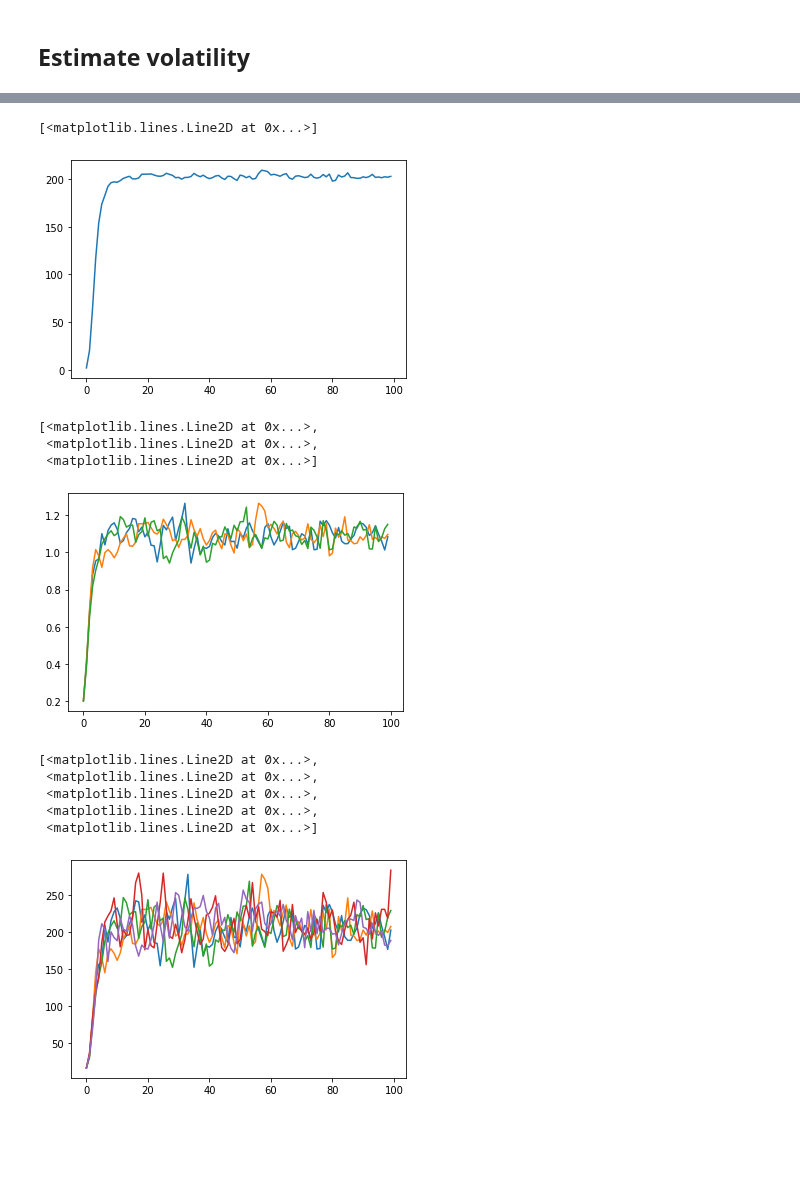
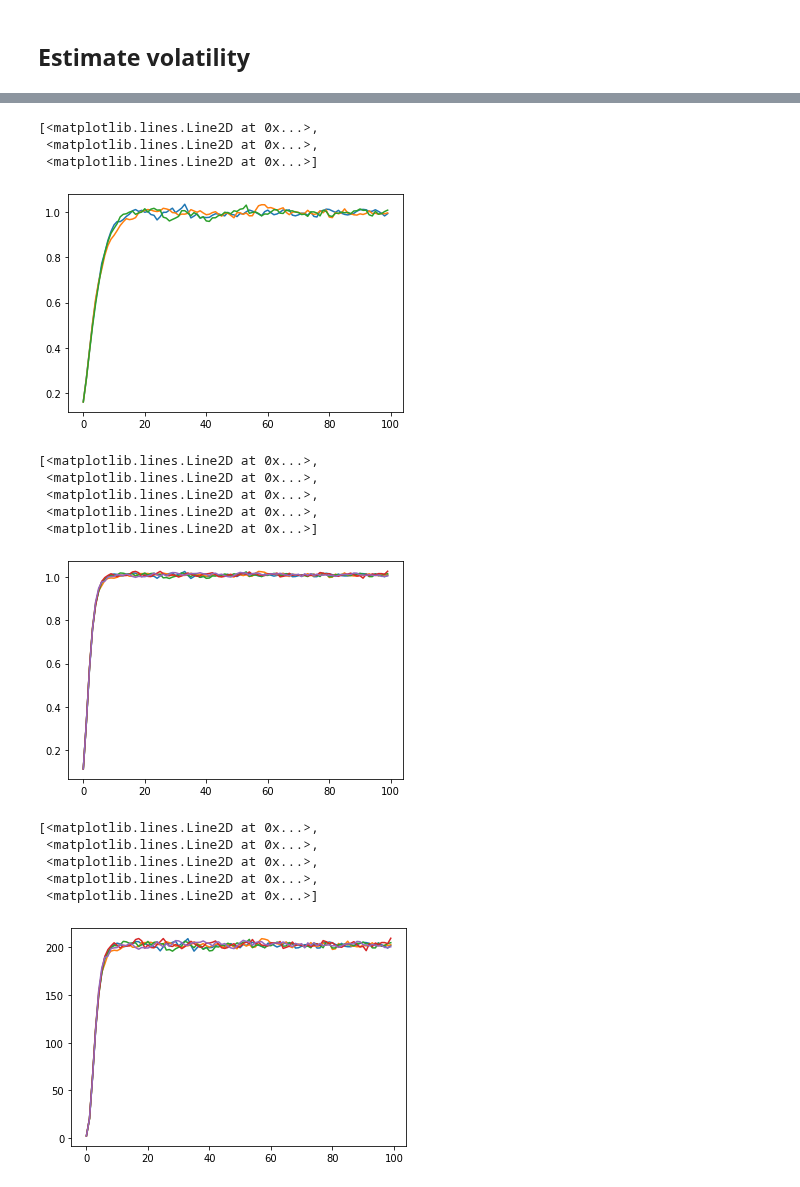
Before and after one commit to iworld1991/IncExpProject, a Jupyter notebook: WorkingFolder/PythonCode/IncomeProcess.ipynb, the cells around one changed output, grey strips where cells are left out. Cells and saved outputs as stored; diff of their text form; code cells hidden in the pictures; blank space fills up the shorter version.

Commit message:
updated the svols estimation. still have some problem.

```diff
--- a/WorkingFolder/PythonCode/IncomeProcess.ipynb
+++ b/WorkingFolder/PythonCode/IncomeProcess.ipynb
@@ -440,7 +440,7 @@ class IMAProcess:
         init_sigmas = self.init_sigmas
         sigmas_eps = sigma_eps*np.ones([n_sim,t])
         sigmas_theta = np.empty([n_sim,t])
-        sigmas_theta[:,0] = 0.1
+        sigmas_theta[:,0] = 0.4
 
         np.random.seed(1235)
         mu_draws = gamma*np.random.randn(n_sim*t).reshape([n_sim,t])
@@ -451,9 +451,9 @@ class IMAProcess:
 
         self.sigmas_theta_sim = sigmas_theta
         self.sigmas_eps_sim = sigmas_eps
-        self.sigmas_sim = sigmas_theta + sigmas_eps
+        self.vols_sim = sigmas_theta**2 + sigmas_eps**2
 
-        return self.sigmas_sim
+        return self.vols_sim
 
     ## time aggregated cross sectional vols
 
@@ -465,29 +465,29 @@ class IMAProcess:
 
         ## create locations for yearly volatility
         nsim, t = sigmas_theta_sim.shape
-        sigmas_sim_agg = np.empty_like(sigmas_theta_sim)
+        vols_sim_agg = np.empty_like(sigmas_theta_sim)
 
 
         ## fill the volatility
         for i in range (nsim):
             for j in range(t):
-                sigma_theta_this = sum([(n_agg-k-1)**2*self.hstep_sigma_theta(sigmas_theta_sim[i,j],k) for k in range(n_agg)])
-                sigma_eps_this = n_agg**2*sigmas_eps_sim[i,j]**2
-                sigmas_sim_agg[i,j] = sigma_theta_this + sigma_eps_this
+                vols_theta_this = sum([(n_agg-k-1)**2*self.hstep_sigma_theta(sigmas_theta_sim[i,j],k) for k in range(n_agg)])
+                vols_eps_this = n_agg**2*sigmas_eps_sim[i,j]**2
+                vols_sim_agg[i,j] = vols_theta_this + vols_eps_this
 
-        self.sigmas_sim_agg = sigmas_sim_agg
-        return self.sigmas_sim_agg
+        self.vols_sim_agg = vols_sim_agg
+        return self.vols_sim_agg
 
     ## moms of time aggregated vols
 
     def SimulateSVolsAggMoms(self):
-        sigmas_sim_agg = self.sigmas_sim_agg
-        sigmas_agg_av = np.mean(sigmas_sim_agg,
+        vols_sim_agg = self.vols_sim_agg
+        vols_agg_av = np.mean(vols_sim_agg,
                                 axis = 1)
-        sigmas_agg_cov = np.cov(sigmas_sim_agg.T)
-        self.sigmas_agg_sim_moms = {'Mean':sigmas_agg_av,
-                                   'Var':sigmas_agg_cov}
-        return self.sigmas_agg_sim_moms
+        vols_agg_cov = np.cov(vols_sim_agg.T)
+        self.vols_agg_sim_moms = {'Mean':vols_agg_av,
+                                   'Var':vols_agg_cov}
+        return self.vols_agg_sim_moms
 
 
     def GetDataMomentsVolsAgg(self,
@@ -505,8 +505,7 @@ class IMAProcess:
         new_instance = cp.deepcopy(self)
         new_instance.SimulateSVols()
         new_instance.SimulateSVolsAgg()
-        new_instance.SimulateSVolsAggMoms()
-        model_vols_moms_agg_dct = new_instance.sigmas_agg_sim_moms
+        model_vols_moms_agg_dct = new_instance.SimulateSVolsAggMoms()
         #print(model_vols_moms_agg_dct)
 
         ## criteria
@@ -560,7 +559,7 @@ sigmas = np.array([p_sigmas_draw,
 dt = IMAProcess(t = t,
                 ma_coeffs = ma_nosa)
 dt.sigmas = sigmas
-dt.n_agg = 12
+dt.n_agg = 1
 
 sim_data = dt.SimulateSeries(n_sim = 800)
 sim_moms = dt.SimulatedMoments()
@@ -623,28 +628,32 @@ dt.EstimateSVolsParaAgg()
 # %%
 ## after estimation
 dt.rho,dt.gamma, dt.sigma_eps = dt.para_svols_est_agg
-dt.SimulateSVols()
-dt.SimulateSVolsAgg()
-dt.SimulateSVolsAggMoms()
+vols_sim = dt.SimulateSVols()
+vols_agg_sim = dt.SimulateSVolsAgg()
+vols_agg_sim_mom = dt.SimulateSVolsAggMoms()
 # %%
 ## permanent and transitory
-plt.plot(dt.sigmas_sim_agg[1,:])
+plt.plot(vols_sim[0:3,:].T)
 # %% [output]
-[<matplotlib.lines.Line2D at 0x...>]
+[<matplotlib.lines.Line2D at 0x...>,
+ <matplotlib.lines.Line2D at 0x...>,
+ <matplotlib.lines.Line2D at 0x...>]
-[figure, old version]
+[figure, new version]
 # %%
-plt.plot(vols_sim[0:3,:].T)
+plt.plot(vols_sim[0:5,:].T)
 # %% [output]
 [<matplotlib.lines.Line2D at 0x...>,
  <matplotlib.lines.Line2D at 0x...>,
+ <matplotlib.lines.Line2D at 0x...>,
+ <matplotlib.lines.Line2D at 0x...>,
  <matplotlib.lines.Line2D at 0x...>]
-[figure, old version]
+[figure, new version]
 # %%
-plt.plot(dt.sigmas_sim_agg[0:5,:].T)
+plt.plot(vols_agg_sim[0:5,:].T)
 # %% [output]
 [<matplotlib.lines.Line2D at 0x...>,
  <matplotlib.lines.Line2D at 0x...>,
  <matplotlib.lines.Line2D at 0x...>,
  <matplotlib.lines.Line2D at 0x...>,
  <matplotlib.lines.Line2D at 0x...>]
-[figure, old version]
+[figure, new version]
```
Also changed, not shown: parts of 2 cells of this notebook, 5 other files.
